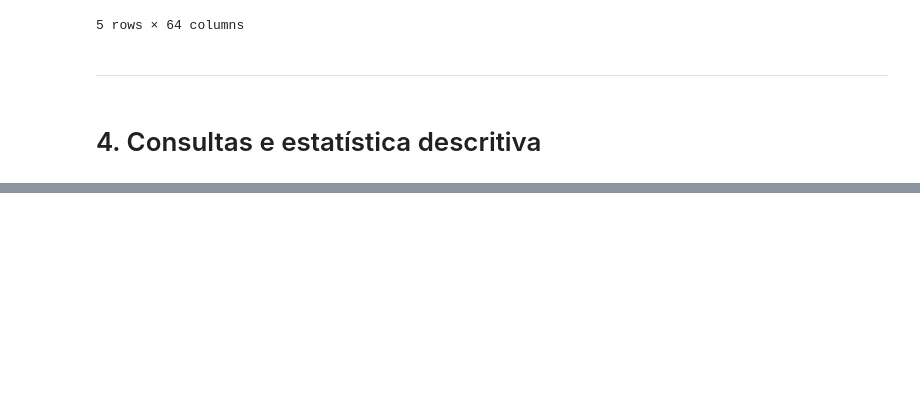
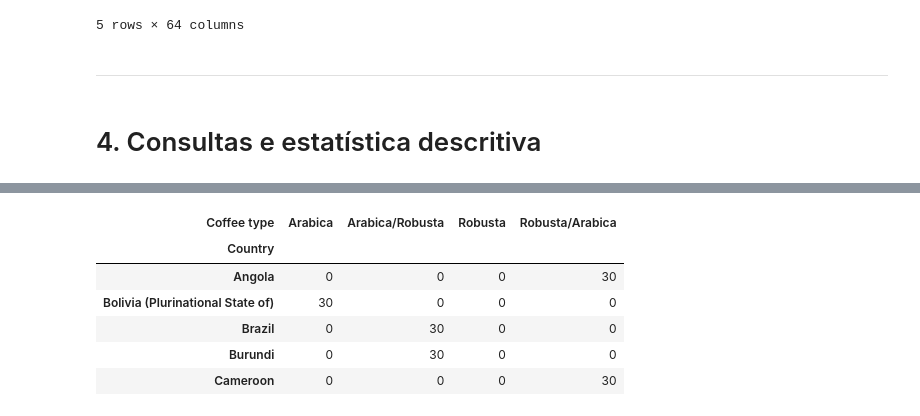
Before and after one commit to joao-victor-73/python.estudos, a Jupyter notebook: Estudos/Análise de Dados 2/Conceitos em Pandas/Pratica01/pratica01.ipynb, the cells around one changed output, grey strips where cells are left out. Drawn from its saved outputs; the diff is of its cells as text; code cells hidden in the pictures; blank space fills up the shorter version.

```diff
--- a/Estudos/Análise de Dados 2/Conceitos em Pandas/Pratica01/pratica01.ipynb
+++ b/Estudos/Análise de Dados 2/Conceitos em Pandas/Pratica01/pratica01.ipynb
@@ -166,0 +323,12 @@ ___
+# %%
+prod_tabela = pd.crosstab(prod_long['Country'], prod_long['Coffee type'])
+# %%
+prod_tabela.head()
+# %% [output]
+| Coffee type | Arabica | Arabica/Robusta | Robusta | Robusta/Arabica |
+| Country |  |  |  |  |
+| Angola | 0 | 0 | 0 | 30 |
+| Bolivia (Plurinational State of) | 30 | 0 | 0 | 0 |
+| Brazil | 0 | 30 | 0 | 0 |
+| Burundi | 0 | 30 | 0 | 0 |
+| Cameroon | 0 | 0 | 0 | 30 |
```
Also changed, not shown: parts of 25 cells of this notebook.
